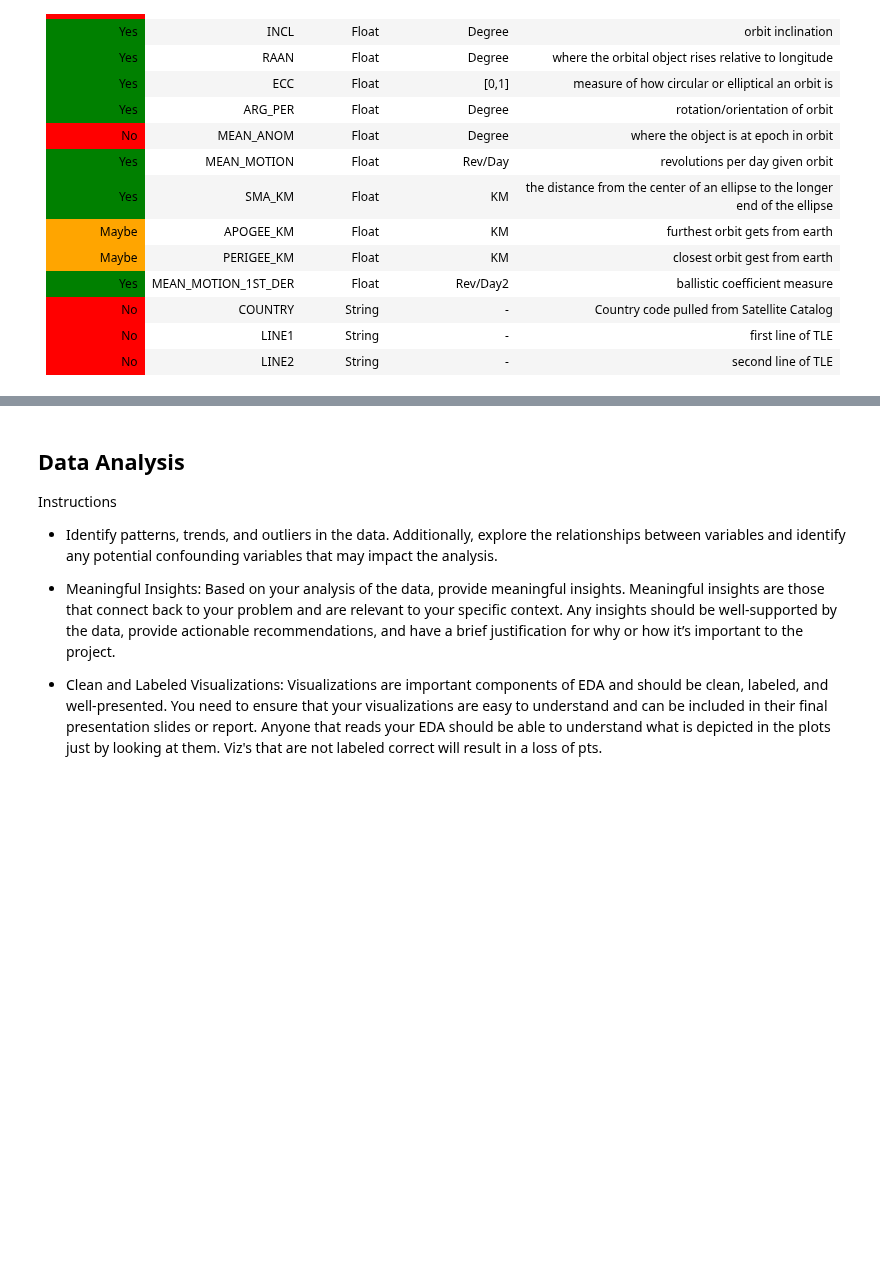
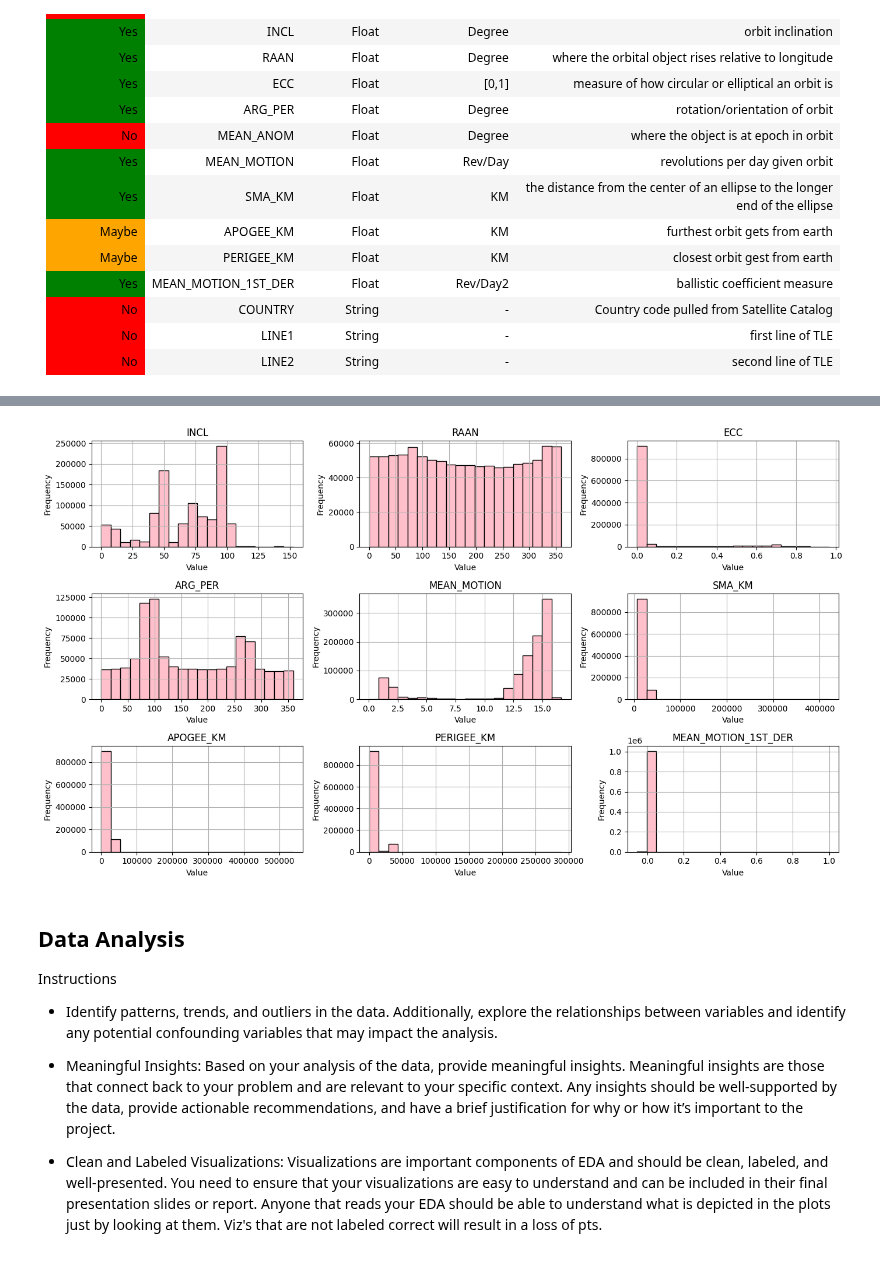
Before and after one commit to tedinspace/space-object-identification, a Jupyter notebook: src/Milestone3.ipynb, the cells around one changed output, grey strips where cells are left out. Saved outputs shown, nothing was run; the diff lists cells and outputs as text; code cells hidden in the pictures; blank space fills up the shorter version.

Commit message:
histograms

```diff
--- a/src/Milestone3.ipynb
+++ b/src/Milestone3.ipynb
@@ -30,6 +30,8 @@ df.shape
 # %%
 # remove unknown
 df = df[df['TYPE'] != 'UNKNOWN']
+df.reset_index(drop=True, inplace=True)
+
 df.shape
 # %% [output]
 (1011052, 20)
@@ -130,6 +130,7 @@ df.describe()
 response = 'TYPE'
 X_exclude = ['NUMBER', 'NAME','RCS', 'IS_CURRENT', 'REGIME', 'EPOCH', 'COUNTRY', 'LINE1', 'LINE2']
 X_numerical = ['INCL', 'RAAN', 'ECC', 'ARG_PER', 'MEAN_ANOM', 'MEAN_MOTION', 'SMA_KM','APOGEE_KM', 'PERIGEE_KM', 'MEAN_MOTION_1ST_DER']
+X_numerical2 = ['INCL', 'RAAN', 'ECC', 'ARG_PER', 'MEAN_MOTION', 'SMA_KM','APOGEE_KM', 'PERIGEE_KM', 'MEAN_MOTION_1ST_DER'] # no mean anom
 # %%
 scaler = StandardScaler()
 
@@ -145,6 +146,23 @@ df_scaled.head(2)
 |  | TYPE | INCL | RAAN | ECC | ARG_PER | MEAN_ANOM | MEAN_MOTION | SMA_KM | APOGEE_KM | PERIGEE_KM | ... |
 | 0 | PAYLOAD | -1.196979 | -1.313405 | 0.685616 | 1.243249 | -1.344251 | -0.153392 | -0.274948 | -0.208660 | -0.323569 | ... |
 | 1 | ROCKET BODY | -1.196343 | 0.862265 | 0.819142 | -1.424497 | 1.452507 | -0.246231 | -0.255350 | -0.176047 | -0.323377 | ... |
+# %%
+df_to_use = df
+fig, axes = plt.subplots(3, 3, figsize=(14, 8))
+
+axes = axes.flatten()
+
+for i, column in enumerate(X_numerical2):
+    axes[i].hist(df_to_use[column], bins=20, color='pink', edgecolor='black')
+    axes[i].set_title(column)
+    axes[i].set_xlabel('Value')
+    axes[i].set_ylabel('Frequency')
+    axes[i].grid()
+
+plt.tight_layout()
+plt.show()
+# %% [output]
+[figure, added]
 # %% [markdown]
 ## Data Analysis
 
```
Also changed, not shown: parts of 1 cell of this notebook.
